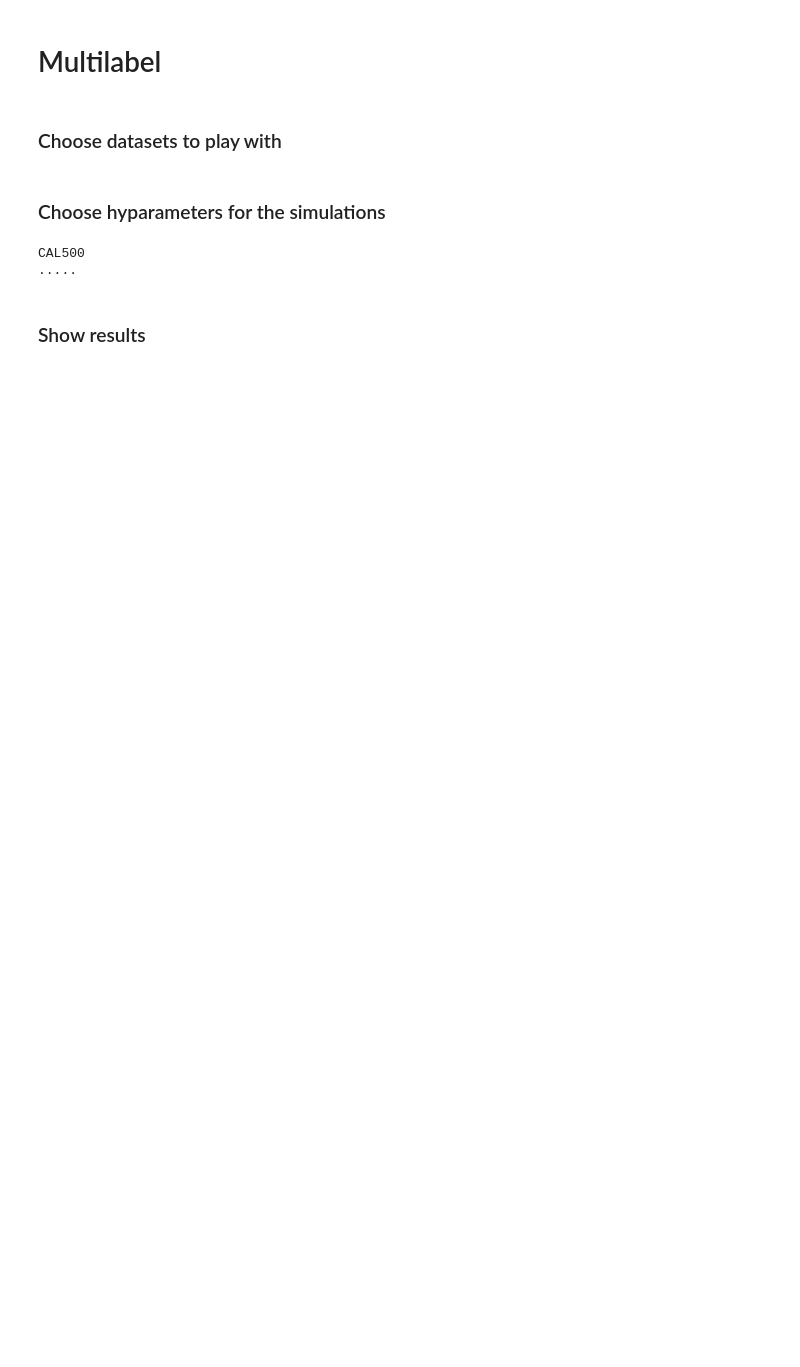
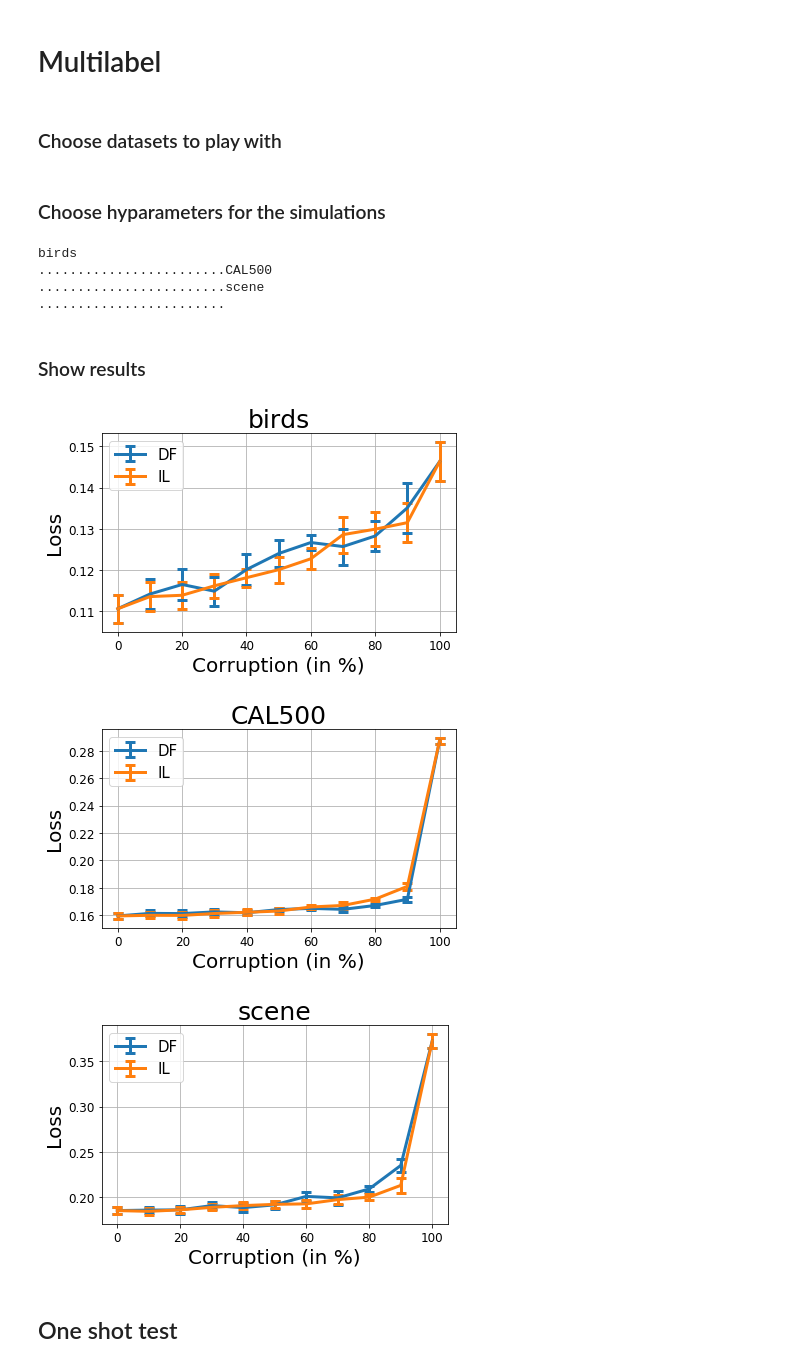
Before and after one commit to VivienCabannes/partial_labelling, a Jupyter notebook: notebooks/multilabel.ipynb, the cells around one changed output. Saved outputs shown, nothing was run; the diff lists cells and outputs as text; code cells hidden in the pictures; blank space fills up the shorter version.

```diff
--- a/notebooks/multilabel.ipynb
+++ b/notebooks/multilabel.ipynb
@@ -17,18 +17,22 @@ np.random.seed(0)
 # %% [markdown]
 ### Choose datasets to play with
 # %%
-names = ['CAL500']
+names = ['birds', 'CAL500', 'scene']
 # %% [markdown]
 ### Choose hyparameters for the simulations
 # %%
 kernel_type = 'Gaussian'
 skewed = False
+# skewed = True
 nb_folds = 8
-corruptions = [0, .1, .2, .3, .4, .5, .6, .7, .8, .9]
+corruptions = [0, .1, .2, .3, .4, .5, .6, .7, .8, .9, 1]
+# corruptions = [0]
 # sigmas = [1e1, 5e0, 1e0, 5e-1, 1e-1, 1e-2]
-sigmas = [3, 1, 7e-1, 5e-1]
-# sigmas = [1]
-lambdas = [1e3, 1e1, 1e0, 1e-1, 1e-3, 1e-6]
+# sigmas = [1, 5e-1, 3e-1, 1e-1, 5e-2, 1e-2]
+sigmas = [.3, .1, .05]
+# lambdas = [1e3, 1e1, 1e0, 1e-1, 1e-3, 1e-6]
+# lambdas = [1e0, 1e-1, 1e-2, 1e-3]
+lambdas = [1e-1, 1e-2]
 # %%
 kernel = KernelComputer(kernel_type, sigma=1)
 kernel_reg = KernelRegressor(kernel)
@@ -44,7 +48,8 @@ for name in names:
 
     ind = y.sum(axis=0) != 0
     y = y[:, ind]
-    k = int(np.sum(y == 1, axis=1).mean()) + 10
+    k = int(np.sum(y == 1, axis=1).mean()) + 1
+#     k = int(np.sum(y == 1, axis=1).mean())
 
     met_df, met_il = DF(kernel, k), IL(kernel, k)
     err_df[name], err_il[name] = np.empty(shape_err), np.empty(shape_err)
@@ -85,8 +90,10 @@ for name in names:
                     err_il[name][i_c, fold, i_s, i_l] = ((pred_il - y_test) != 0).mean()
             print(end='.')
 # %% [output]
-CAL500
-.....
+birds
+........................CAL500
+........................scene
+........................
 # %% [markdown]
 ### Show results
 # %%
@@ -105,3 +112,24 @@ for i, name in enumerate(names):
             stds[i, j, k] = tmp[k, :, ind[k]].std()
             best_lambdas[i, j, k] = lambdas[ind[k] % len(lambdas)]
             best_sigmas[i, j, k] = sigmas[ind[k] // len(lambdas)]
+# %%
+for i, name in enumerate(names):
+    fig, ax = plt.subplots()
+    a = ax.errorbar([100*i for i in corruptions[:]], mus[i, 0][:], .5*stds[i, 0][:], capsize=5, linewidth=3, capthick=3)
+    b = ax.errorbar([100*i for i in corruptions[:]], mus[i, 1][:], .5*stds[i, 1][:], capsize=5, linewidth=3, capthick=3)
+#     a = ax.errorbar([100*i for i in corruptions[:-1]], mus[i, 0][:-1], .5*stds[i, 0][:-1], capsize=5, linewidth=3, capthick=3)
+#     b = ax.errorbar([100*i for i in corruptions[:-1]], mus[i, 1][:-1], .5*stds[i, 1][:-1], capsize=5, linewidth=3, capthick=3)
+    ax.legend([a, b], ['DF', "IL"], prop={'size':15})
+    ax.grid()
+    ax.set_title(name, size=25)
+    ax.set_ylabel('Loss', size=20)
+    ax.set_xlabel('Corruption (in %)', size=20)
+    ax.tick_params(axis='both', which='major', labelsize=12)
+    plt.tight_layout()
+    fig.savefig(os.path.join('savings', 'ml', name + {True: '_skewed', False:''}[skewed] + '.pdf'))
+# %% [output]
+[figure, added]
+[figure, added]
+[figure, added]
+# %% [markdown]
+## One shot test
```
Also changed, not shown: parts of 3 cells of this notebook, 6 other files.
